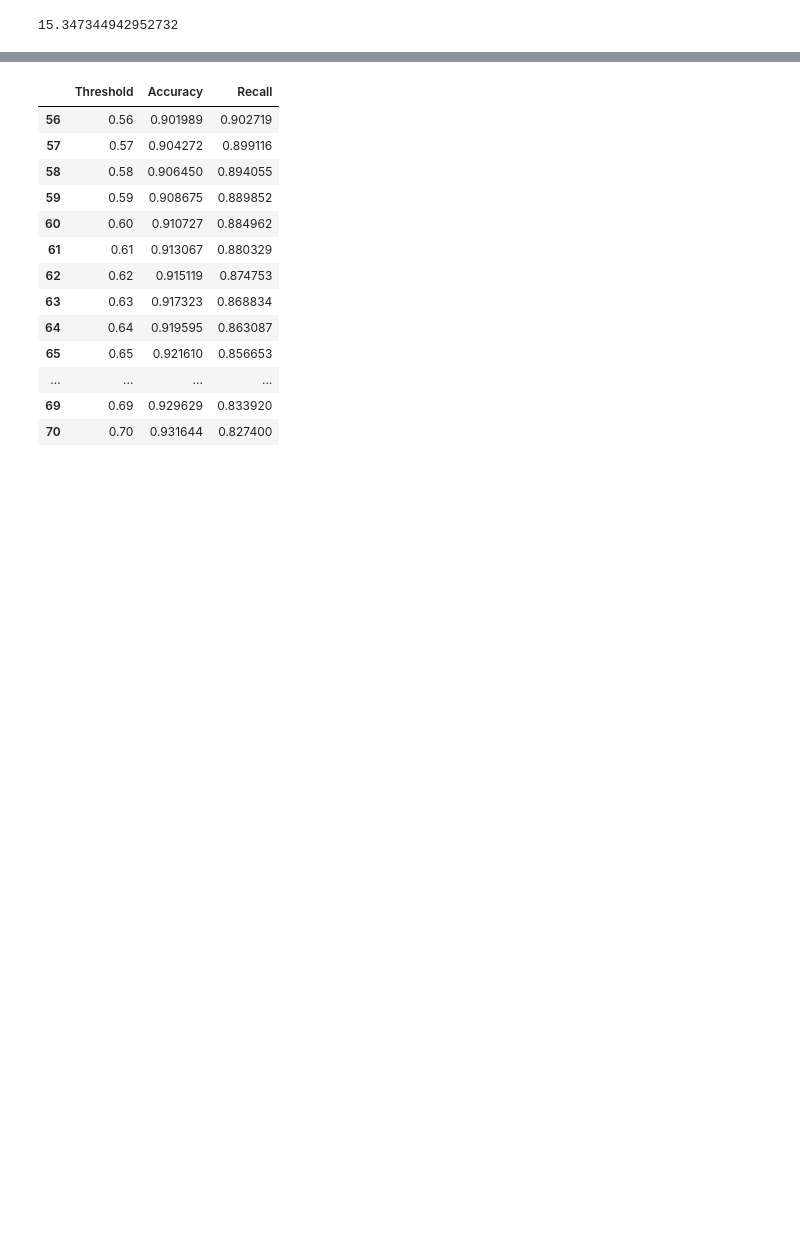
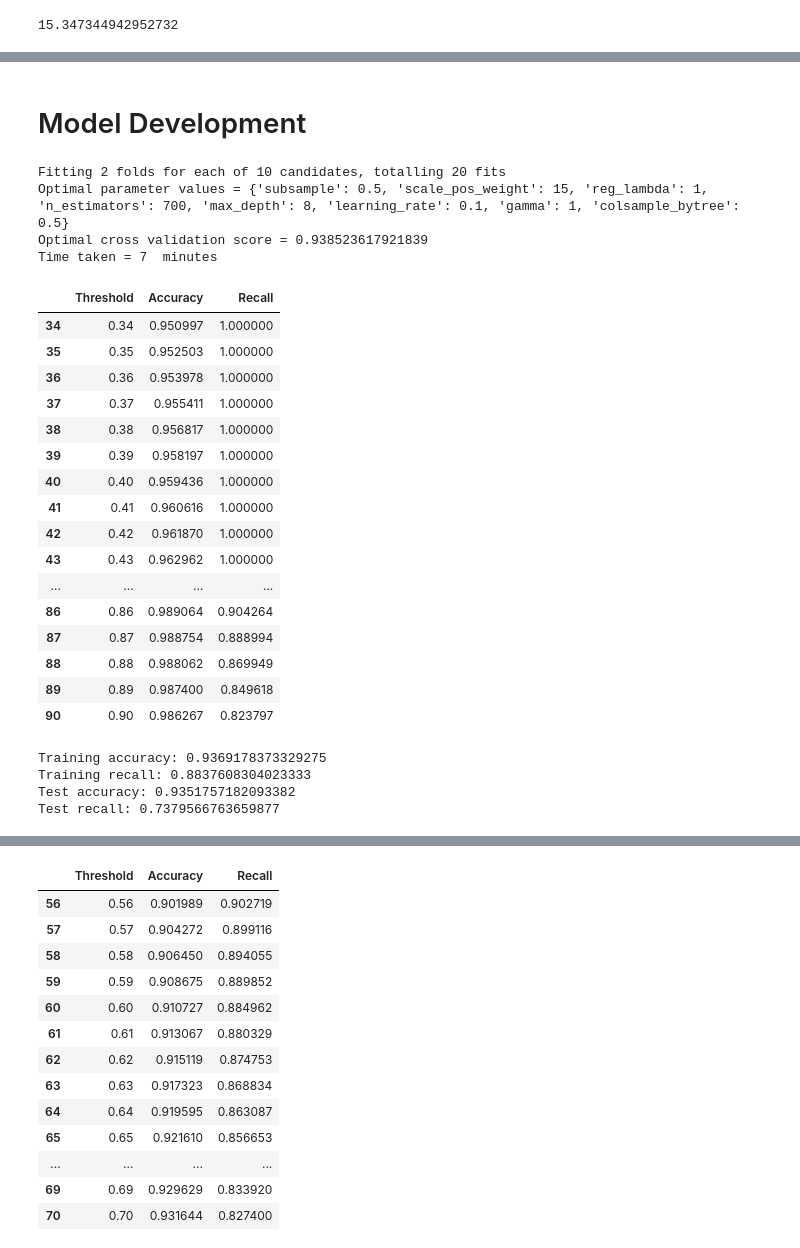
Before and after one commit to jprette/STAT-303-3, a Jupyter notebook: Code/XGBoost Model.ipynb, the cells around one changed output, grey strips where cells are left out. Saved outputs shown, nothing was run; the diff lists cells and outputs as text; code cells hidden in the pictures; blank space fills up the shorter version.

```diff
--- a/Code/XGBoost Model.ipynb
+++ b/Code/XGBoost Model.ipynb
@@ -130,0 +125,2 @@ Additionally, it's worth mentioning that scale_pos_weight is not a guaranteed so
+# %% [markdown]
+# Model Development
@@ -131,11 +157,12 @@ Additionally, it's worth mentioning that scale_pos_weight is not a guaranteed so
 # %%
 start_time = time.time()
-param_grid = {'max_depth': [5,10],
-              'learning_rate': [0.001,0.01, 0.1],
-              'reg_lambda': [1,10],
-              'n_estimators': [500,1000],
-              'gamma': [1,10],
+param_grid = {'max_depth': [8],
+              'learning_rate': [0.01, 0.1],
+              'reg_lambda': [0,1],
+              'n_estimators': [500,700],
+              'gamma': [0,1],
               'subsample': [0.3,0.5],
+              'colsample_bytree':[0.5],
               'scale_pos_weight': [15]}
 
 cv = KFold(n_splits=2, shuffle=True)
@@ -149,3 +176,8 @@ optimal_params.fit(X_train, y_train)
 print("Optimal parameter values =", optimal_params.best_params_)
 print("Optimal cross validation score =", optimal_params.best_score_)
 print("Time taken =", round((time.time() - start_time) / 60), " minutes")
+# %% [output]
+Fitting 2 folds for each of 10 candidates, totalling 20 fits
+Optimal parameter values = {'subsample': 0.5, 'scale_pos_weight': 15, 'reg_lambda': 1, 'n_estimators': 700, 'max_depth': 8, 'learning_rate': 0.1, 'gamma': 1, 'colsample_bytree': 0.5}
+Optimal cross validation score = 0.938523617921839
+Time taken = 7  minutes
@@ -168 +184,33 @@ def decision_threshold(model):
+# %%
+model1 = xgb.XGBClassifier(objective='binary:logistic',max_depth = 8, learning_rate = 0.1,n_estimators = 700,
+                           reg_lambda = 1, gamma = 1, subsample = 0.5,scale_pos_weight=15).fit(X_train,y_train)
+df1 = decision_threshold(model1)
+# %%
+filtered_df1 = df1[(df1['Accuracy'] >= 0.95) & (df1['Recall'] >= 0.80)]
+filtered_df1
+# %% [output]
+|  | Threshold | Accuracy | Recall |
+| 34 | 0.34 | 0.950997 | 1.000000 |
+| 35 | 0.35 | 0.952503 | 1.000000 |
+| 36 | 0.36 | 0.953978 | 1.000000 |
+| 37 | 0.37 | 0.955411 | 1.000000 |
+| 38 | 0.38 | 0.956817 | 1.000000 |
+| 39 | 0.39 | 0.958197 | 1.000000 |
+| 40 | 0.40 | 0.959436 | 1.000000 |
+| 41 | 0.41 | 0.960616 | 1.000000 |
+| 42 | 0.42 | 0.961870 | 1.000000 |
+| 43 | 0.43 | 0.962962 | 1.000000 |
+| ... | ... | ... | ... |
+| 86 | 0.86 | 0.989064 | 0.904264 |
+| 87 | 0.87 | 0.988754 | 0.888994 |
+| 88 | 0.88 | 0.988062 | 0.869949 |
+| 89 | 0.89 | 0.987400 | 0.849618 |
+| 90 | 0.90 | 0.986267 | 0.823797 |
+# %%
+model_performance(model1,0.64)
+# %% [output]
+Training accuracy: 0.9369178373329275
+Training recall: 0.8837608304023333
+Test accuracy: 0.9351757182093382
+Test recall: 0.7379566763659877
 # %%
```
Also changed, not shown: parts of 25 cells of this notebook.
